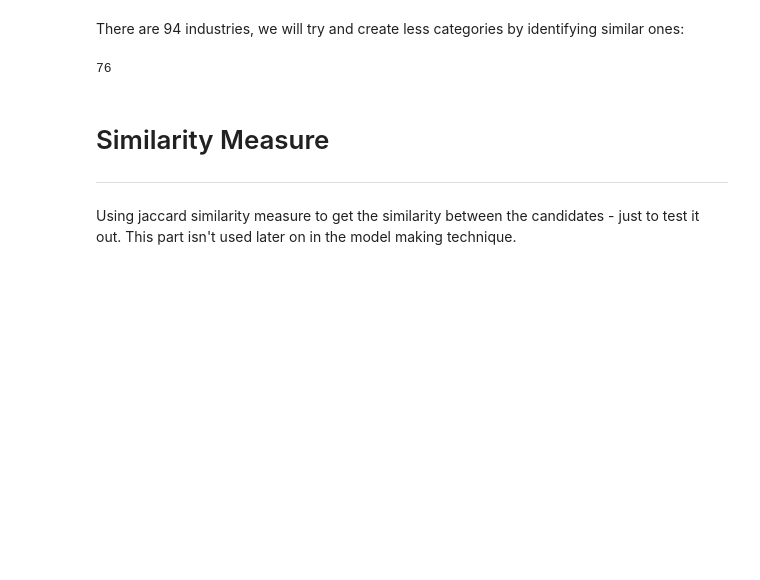
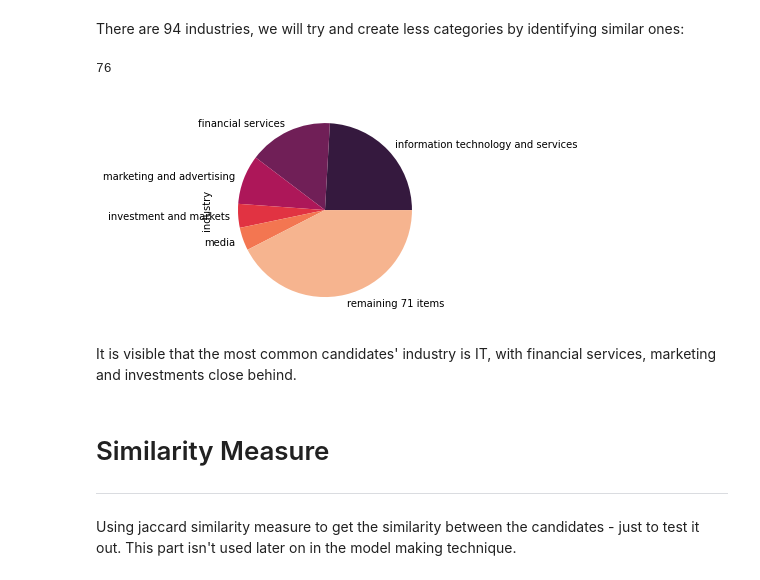
Before and after one commit to anastazijaverovic/Candidate_Recommendation_System_UK_company, a Jupyter notebook: candidate_recommendation.ipynb, the cells around one changed output. Drawn from its saved outputs; the diff is of its cells as text; code cells hidden in the pictures; blank space fills up the shorter version.

Commit message:
Changes in plots and industries

```diff
--- a/candidate_recommendation.ipynb
+++ b/candidate_recommendation.ipynb
@@ -314,8 +314,21 @@ X_train["industry"] = X_train["industry"].replace(['banking'], 'financial servic
 len(X_train["industry"].unique())
 # %% [output]
 76
+# %%
+def plot_pie_chart_top_5(dataset, column):
+
+    temp = dataset[column].value_counts()
+    temp2 = temp.head(5)
+    if len(temp) > 5:
+        temp2['remaining {0} items'.format(len(temp) - 5)] = sum(temp[5:])
+
+    temp2.plot(kind='pie')
 # %%
-plot(X_train, "industry")
+plot_pie_chart_top_5(X_train, "industry")
+# %% [output]
+[figure, added]
+# %% [markdown]
+It is visible that the most common candidates' industry is IT, with financial services, marketing and investments close behind.
 # %% [markdown]
 # Similarity Measure
 ****
```
Also changed, not shown: parts of 23 cells of this notebook.
